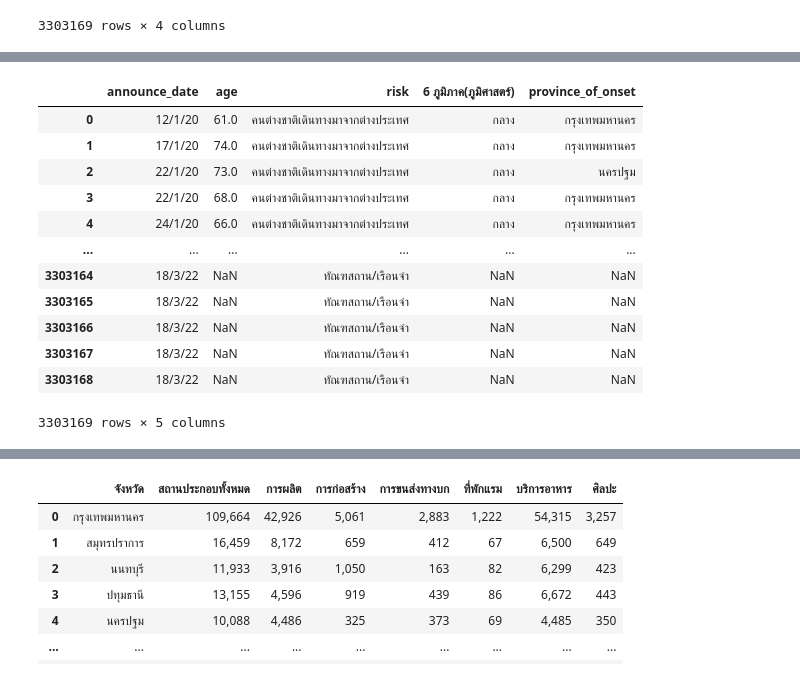
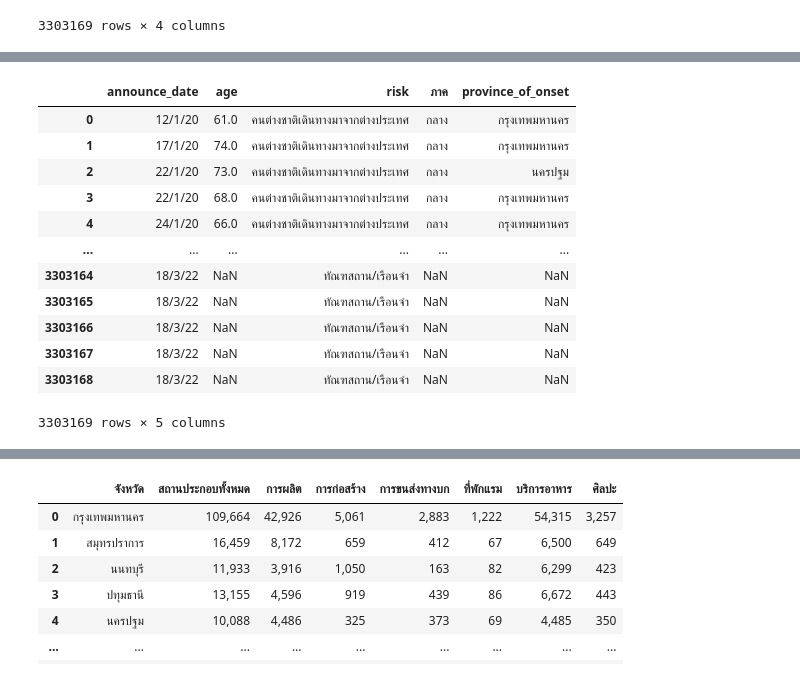
Before and after one commit to nualpair/data_viz_2022, a Jupyter notebook: Project_final.ipynb, the cells around one changed output, grey strips where cells are left out. Saved outputs shown, nothing was run; the diff lists cells and outputs as text; code cells hidden in the pictures.

```diff
--- a/Project_final.ipynb
+++ b/Project_final.ipynb
@@ -205,7 +205,7 @@ data = [['อำนาจเจริญ','ตะวันออกเฉีย
         ['ระนอง','ใต้','ใต้','ใต้ฝั่งตะวันตก','ใต้'],
         ['สตูล','ใต้','ใต้','ใต้ฝั่งตะวันตก','ใต้'],
         ['ตรัง','ใต้','ใต้','ใต้ฝั่งตะวันตก','ใต้']]
-header = ['จังหวัด','6 ภูมิภาค(ภูมิศาสตร์)','4 ภูมิภาค(การเมือง)','6 ภูมิภาค(อุตุนิยมวิทยา)','5 ภูมิภาค(การท่องเที่ยว)']
+header = ['จังหวัด','ภาค','4 ภูมิภาค(การเมือง)','6 ภูมิภาค(อุตุนิยมวิทยา)','5 ภูมิภาค(การท่องเที่ยว)']
 # %%
 data7= pd.DataFrame.from_records(data,columns=header)   ## ตารางจังหวัด
 data7
@@ -242,9 +242,9 @@ data8
 3303169 rows × 9 columns
 # %%
-data9 = data8[['announce_date','age','risk','6 ภูมิภาค(ภูมิศาสตร์)','province_of_onset']]
+data9 = data8[['announce_date','age','risk','ภาค','province_of_onset']]
 data9
 # %% [output]
-|  | announce_date | age | risk | 6 ภูมิภาค(ภูมิศาสตร์) | province_of_onset |
+|  | announce_date | age | risk | ภาค | province_of_onset |
 | 0 | 12/1/20 | 61.0 | คนต่างชาติเดินทางมาจากต่างประเทศ | กลาง | กรุงเทพมหานคร |
 | 1 | 17/1/20 | 74.0 | คนต่างชาติเดินทางมาจากต่างประเทศ | กลาง | กรุงเทพมหานคร |
 | 2 | 22/1/20 | 73.0 | คนต่างชาติเดินทางมาจากต่างประเทศ | กลาง | นครปฐม |
```
Also changed, not shown: parts of 11 cells of this notebook.
